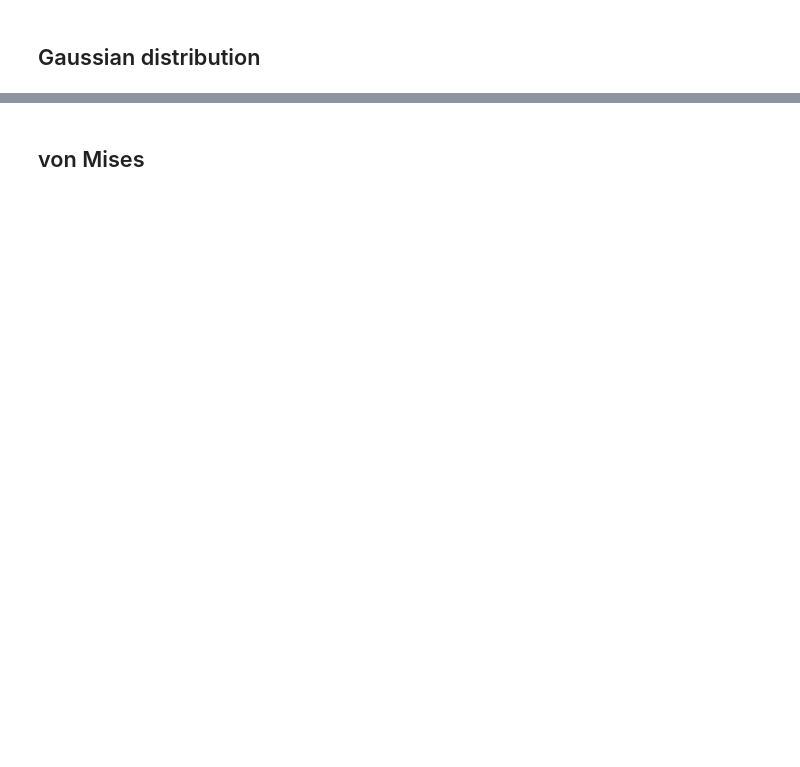
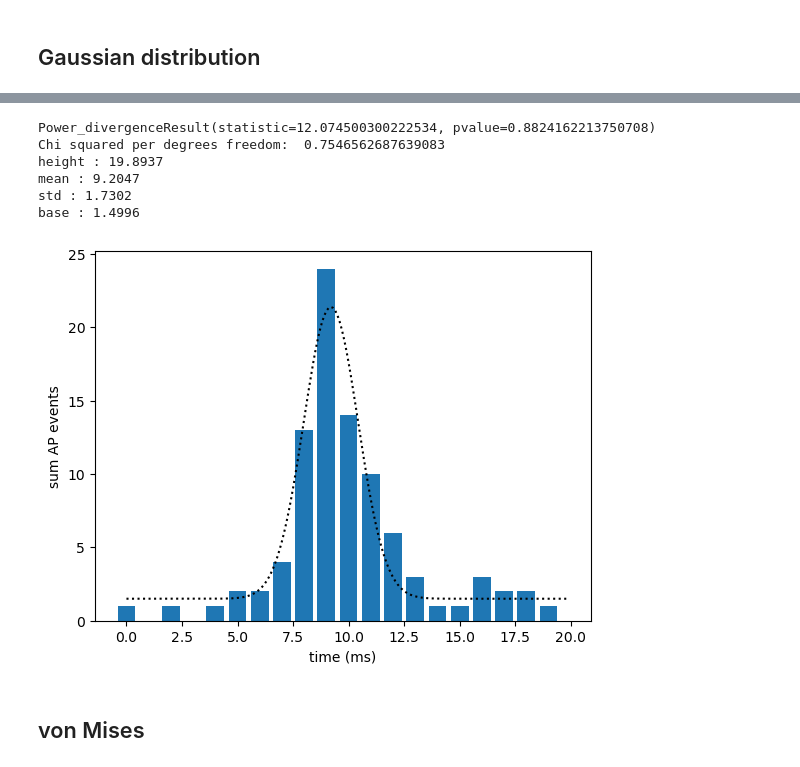
Before and after one commit to feldheimlab/auditoryAnalysis, a Jupyter notebook: scratch/3-0 - model fits.ipynb, the cells around one changed output, grey strips where cells are left out. Saved outputs shown, nothing was run; the diff lists cells and outputs as text; code cells hidden in the pictures; blank space fills up the shorter version.

```diff
--- a/scratch/3-0 - model fits.ipynb
+++ b/scratch/3-0 - model fits.ipynb
@@ -153,2 +98,75 @@ Power_divergenceResult(statistic=12.074500300222534, pvalue=0.8824162213750708)
+# %%
+class fit_gaussian1D():
+    def __init__(self, data, X=None, init_params=None, verbose=True, plot=False):
+        '''
+        fit 1D normal distribution with a uniform background of binned data
+        '''
+        self.data = data
+        self.X = X
+        self.init_params = init_params
+        self.verbose=verbose
+        self.plot=plot
+
+        if self.X == None:
+            self.X = np.indices(self.data.shape)
+        if self.init_params == None:
+            self.init_params = self.gaussian_moments()
+
+        error_function = lambda p: np.ravel(self.gaussian(p, self.X) - data)
+        self.params, self.success = optimize.leastsq(error_function, self.init_params)
+        self.chiresults = chiSquaredTest(self.data, self.gaussian(self.params, bins), self.params, verbose=self.verbose, plot=self.plot)
+
+    def gaussian_moments(self):
+        '''
+        Returns (height, x, y, width_x, width_y)
+        the gaussian parameters of a 1D distribution
+        '''
+        base = np.mean(self.data[:5])
+        datam = self.data
+        datam[datam<0]=0
+        total = datam.sum()
+        xmean = (self.X*datam).sum()/total
+        xsd = np.sqrt(np.abs(np.sum((self.X-xmean)**2*data)/np.sum(data)))
+        height = datam.max()
+
+        return [height, xmean, xsd, base]
+
+    # Gaussian with uniform background
+    def gaussian(self, params, X):
+        height, xmean, xsd, base = params
+        fxn = lambda x: height*np.exp(-(((xmean-x)/xsd)**2))+base
+        return fxn(X)
+
+    def predict(self, x):
+        return self.gaussian(self.params, x)
+
+data = np.array([1,0,1,0,1,2,2,4,13,24,14,10,6,3,1,1,3,2,2,1])
+
+bins = np.arange(0,data.shape[0],1)
+interp = np.arange(0,data.shape[0],.1)
+
+#data
+model = fit_gaussian1D(data)
+
+#print the fit parameters
+param_labels = ['height', 'mean', 'std', 'base']
+for i, label in enumerate(param_labels):
+    print(label, ':', np.round(model.params[i], 4))
+
+#graph the data
+plt.bar(bins, data)
+plt.xlabel('time (ms)')
+plt.ylabel('sum AP events')
+
+plt.plot(interp, model.predict(interp), linestyle=':', c='black')
+plt.show()
+# %% [output]
+Power_divergenceResult(statistic=12.074500300222534, pvalue=0.8824162213750708)
+Chi squared per degrees freedom:  0.7546562687639083
+height : 19.8937
+mean : 9.2047
+std : 1.7302
+base : 1.4996
+[figure, added]
 # %% [markdown]
 ## von Mises
```
Also changed, not shown: parts of 10 cells of this notebook, 9 other files.
